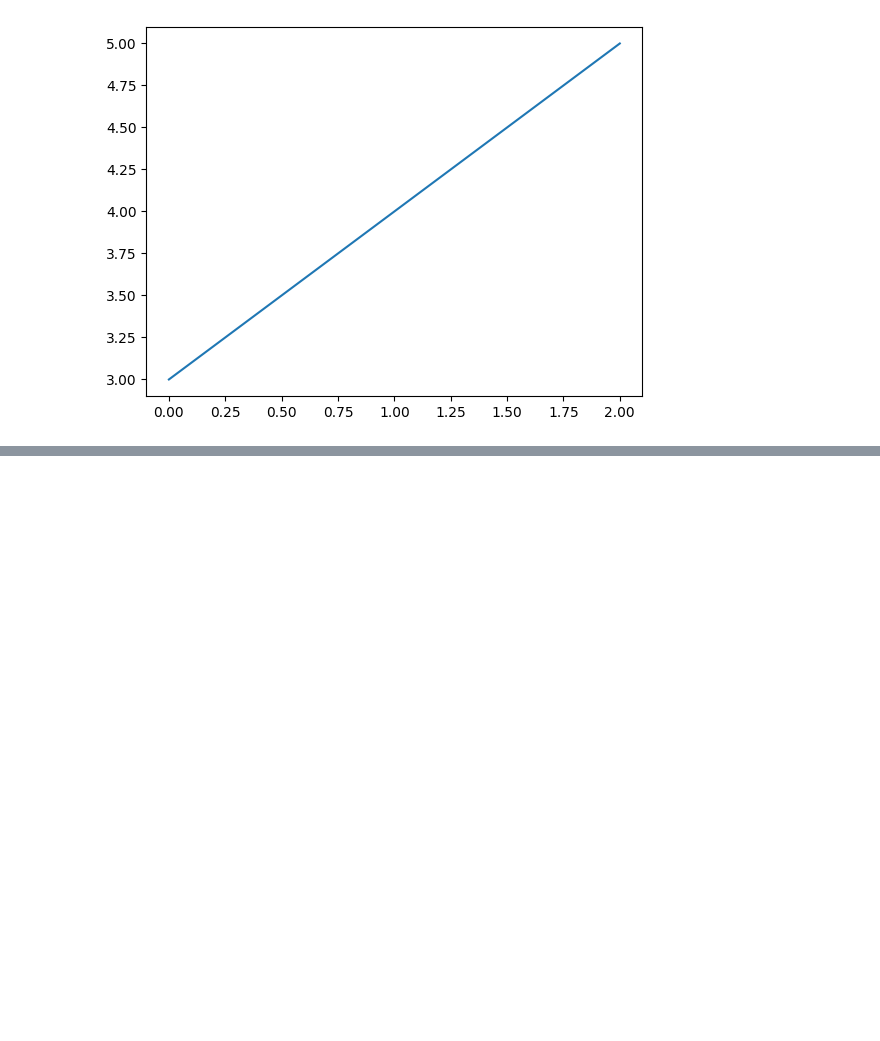
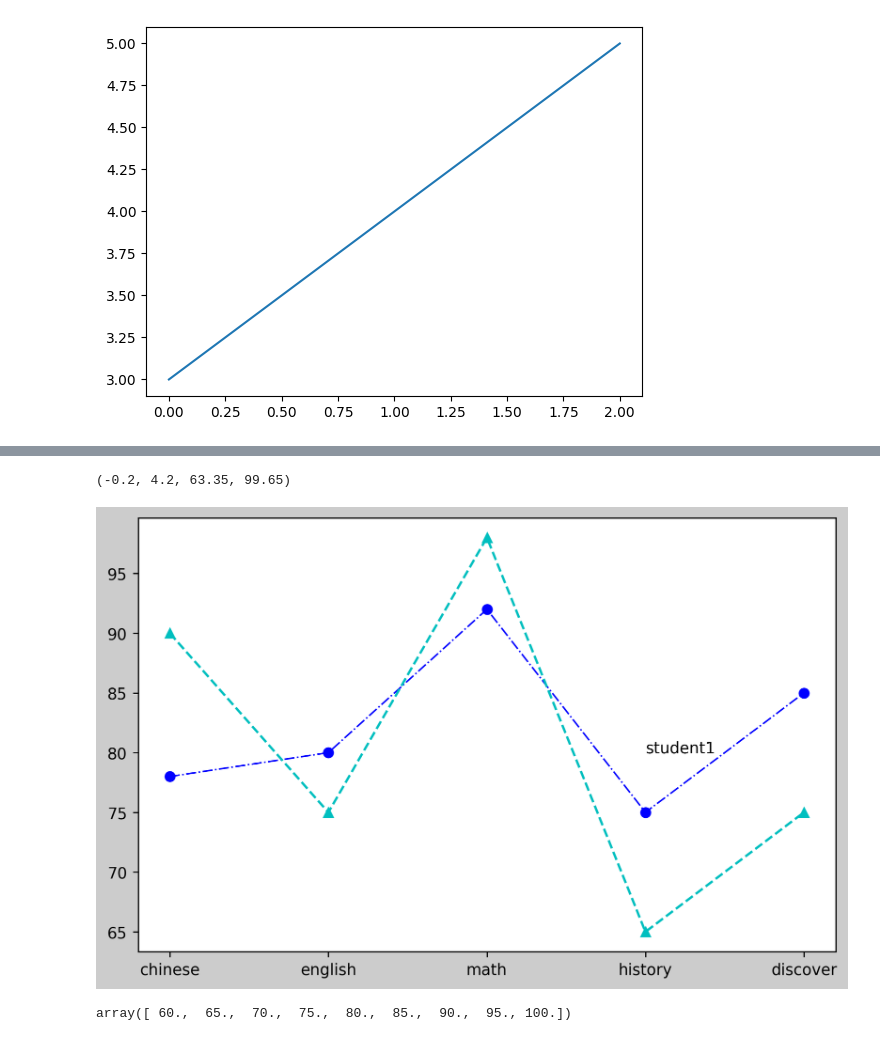
Before and after one commit to SakiHasegawa/saki_python, a Jupyter notebook: lesson11-1.ipynb, the cells around one changed output, grey strips where cells are left out. Saved outputs shown, nothing was run; the diff lists cells and outputs as text; code cells hidden in the pictures; blank space fills up the shorter version.

```diff
--- a/lesson11-1.ipynb
+++ b/lesson11-1.ipynb
@@ -29,0 +33,22 @@ ax_3.set_title('axes3')
+# %%
+student1 = {'chinese':78, 'english':80, 'math':92, 'history':75, 'discover':85}
+student2 = {'chinese':90, 'english':75, 'math':98, 'history':65, 'discover':75}
+
+subjects =list(student1.keys())
+value1 =list(student1.values())
+value2 = list(student2.values())
+
+figure = plt.figure(figsize=(8.0, 5.0), dpi=250.0, facecolor="#cccccc")
+ax = figure.add_subplot()
+ax.plot(subjects, value1,'b-.o',linewidth=1)
+
+ax.plot(subjects, value2,'c--^')
+print(ax.axis())
+ax.annotate("student1",(3,80))
+plt.show()
+ax.get_xticks()
+ax.get_yticks()
+# %% [output]
+(-0.2, 4.2, 63.35, 99.65)
+[figure, added]
+array([ 60.,  65.,  70.,  75.,  80.,  85.,  90.,  95., 100.])
```
Also changed, not shown: parts of 1 cell of this notebook, 1 other file.
